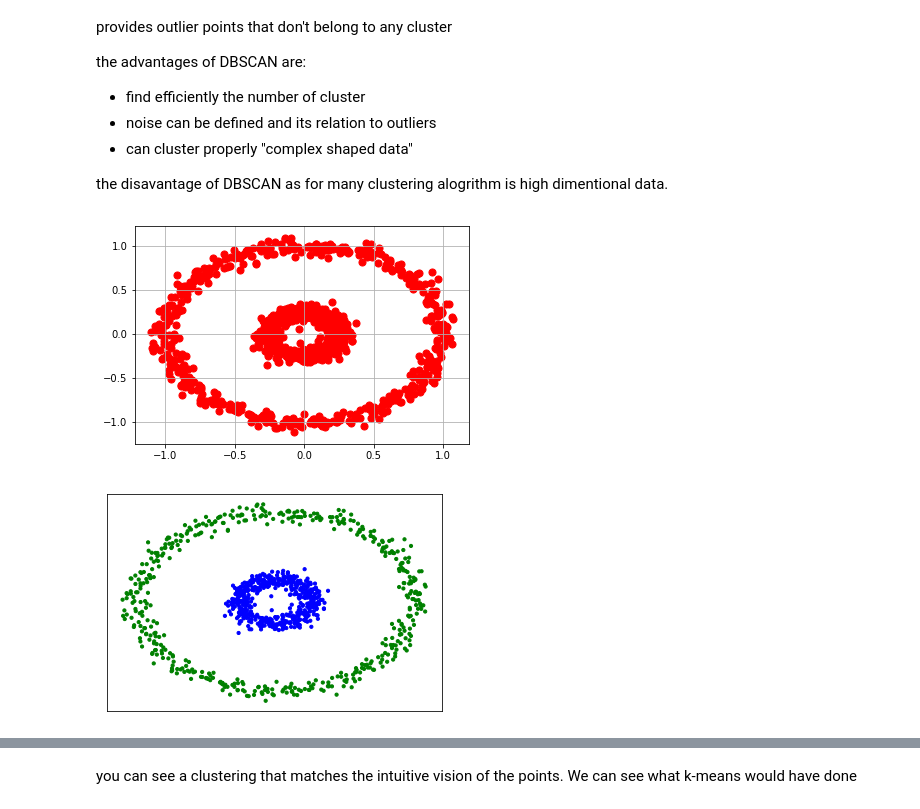
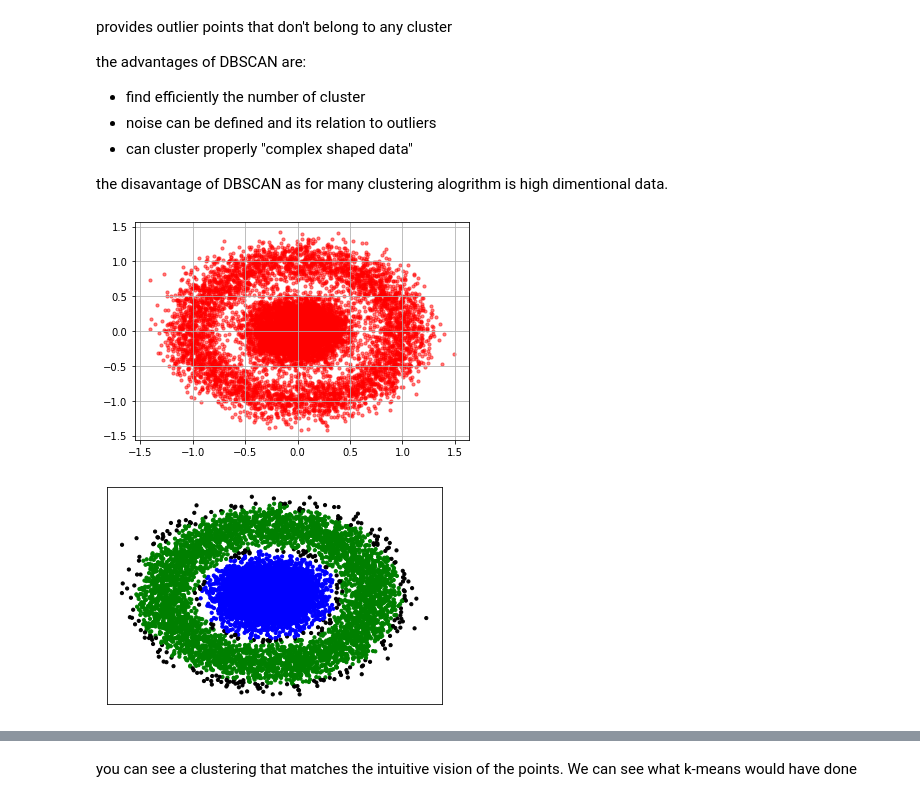
Before and after one commit to ramonapariciog/LIAPRE-Masters, a Jupyter notebook: clases/Clustering/5-Clustering_DBSCAN.ipynb, the cells around one changed output, grey strips where cells are left out. Drawn from its saved outputs; the diff is of its cells as text; code cells hidden in the pictures.

```diff
--- a/clases/Clustering/5-Clustering_DBSCAN.ipynb
+++ b/clases/Clustering/5-Clustering_DBSCAN.ipynb
@@ -34,29 +28,23 @@ import matplotlib.pyplot as plt
 from sklearn import cluster
 from sklearn.datasets import make_circles
 # %%
-
-n_samples = 1000
-x, y  = make_circles(n_samples=n_samples, factor=0.25,   noise=.05)
-plt.scatter(x[:,0],x[:,1],c= 'red', marker = 'o', s=50)
+n_samples = 10000
+x, y  = make_circles(n_samples=n_samples, factor=0.25,   noise=.15)
+plt.scatter(x[:,0], x[:,1], c= 'red', marker = 'o', s=10, alpha=0.5)
 plt.grid()
 plt.show()
 # %% [output]
-[figure, old version]
+[figure, new version]
 # %%
-
-
-dbscan   = cluster.DBSCAN(eps=.2)
+dbscan   = cluster.DBSCAN(eps=.1, min_samples=30)
 y_dbscan = dbscan.fit(x)
 y_pred = dbscan.labels_.astype(np.int)
-
 colors = np.array([yy for yy in 'bgrcmykbgrcmykbgrcmykbgrcmyk'])
 colors = np.hstack([colors] * 20)
-
-
 
 plt.scatter(x[:, 0], x[:, 1], color=colors[y_pred].tolist(), s=10)
 plt.xticks(())
 plt.yticks(())
 plt.show()
 # %% [output]
-[figure, old version]
+[figure, new version]
```
Also changed, not shown: parts of 9 cells of this notebook, 31 other files.
